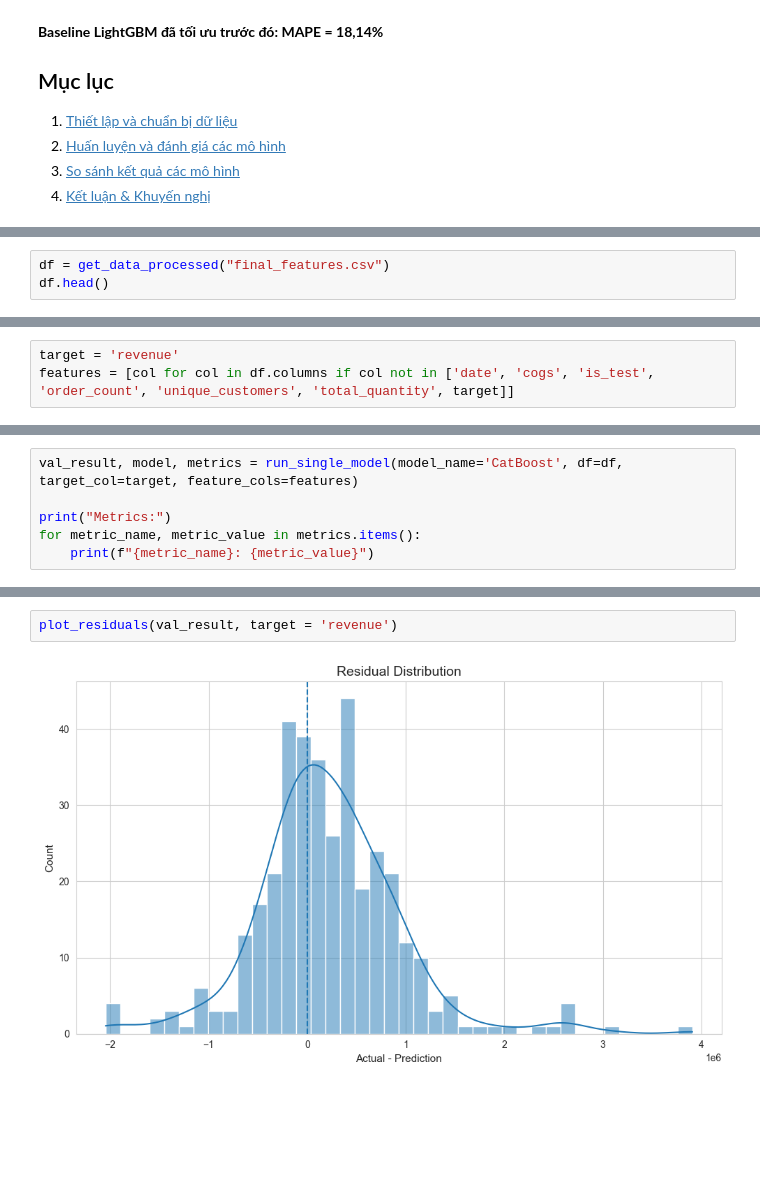
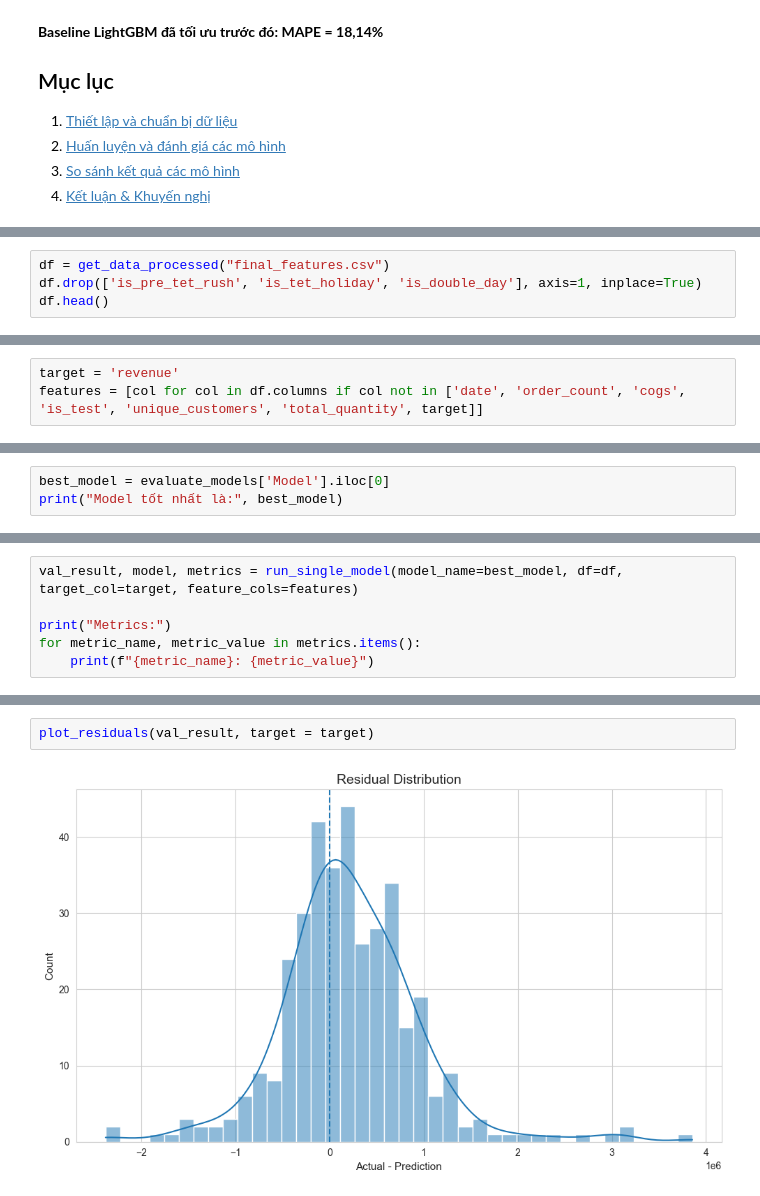
Before and after one commit to anhthu0910/vimchanhxa-datathon, a Jupyter notebook: notebooks/07_ML_.ipynb, the cells around one changed output, grey strips where cells are left out. Drawn from its saved outputs; the diff is of its cells as text; blank space fills up the shorter version.

```diff
--- a/notebooks/07_ML_.ipynb
+++ b/notebooks/07_ML_.ipynb
@@ -24,4 +24,5 @@ from src.ml import run_all_models, run_single_model
 # %%
 df = get_data_processed("final_features.csv")
+df.drop(['is_pre_tet_rush', 'is_tet_holiday', 'is_double_day'], axis=1, inplace=True)
 df.head()
 # %% [output]
@@ -59,7 +54,7 @@ df.head()
 Tất cả models sẽ được đánh giá dựa trên 4 tiêu chí sau: `MAE`, `RMSE`, `MAPE` và `R-squared`
 # %%
 target = 'revenue'
-features = [col for col in df.columns if col not in ['date', 'cogs', 'is_test', 'order_count', 'unique_customers', 'total_quantity', target]]
+features = [col for col in df.columns if col not in ['date', 'order_count', 'cogs', 'is_test', 'unique_customers', 'total_quantity', target]]
 # %%
 evaluate_models = run_all_models(df, target_col=target, feature_cols=features)
 evaluate_models
@@ -97,0 +81,3 @@ Done: CatBoost
+# %%
+best_model = evaluate_models['Model'].iloc[0]
+print("Model tốt nhất là:", best_model)
@@ -98,5 +86,5 @@ Done: CatBoost
 # %%
-val_result, model, metrics = run_single_model(model_name='CatBoost', df=df, target_col=target, feature_cols=features)
+val_result, model, metrics = run_single_model(model_name=best_model, df=df, target_col=target, feature_cols=features)
 
 print("Metrics:")
 for metric_name, metric_value in metrics.items():
@@ -136,4 +115,4 @@ plot_prediction_vs_actual(val_result, target = 'revenue')
 # %%
-plot_residuals(val_result, target = 'revenue')
+plot_residuals(val_result, target = target)
 # %% [output]
-[figure, old version]
+[figure, new version]
```
Also changed, not shown: parts of 20 cells of this notebook, 3 other files.
